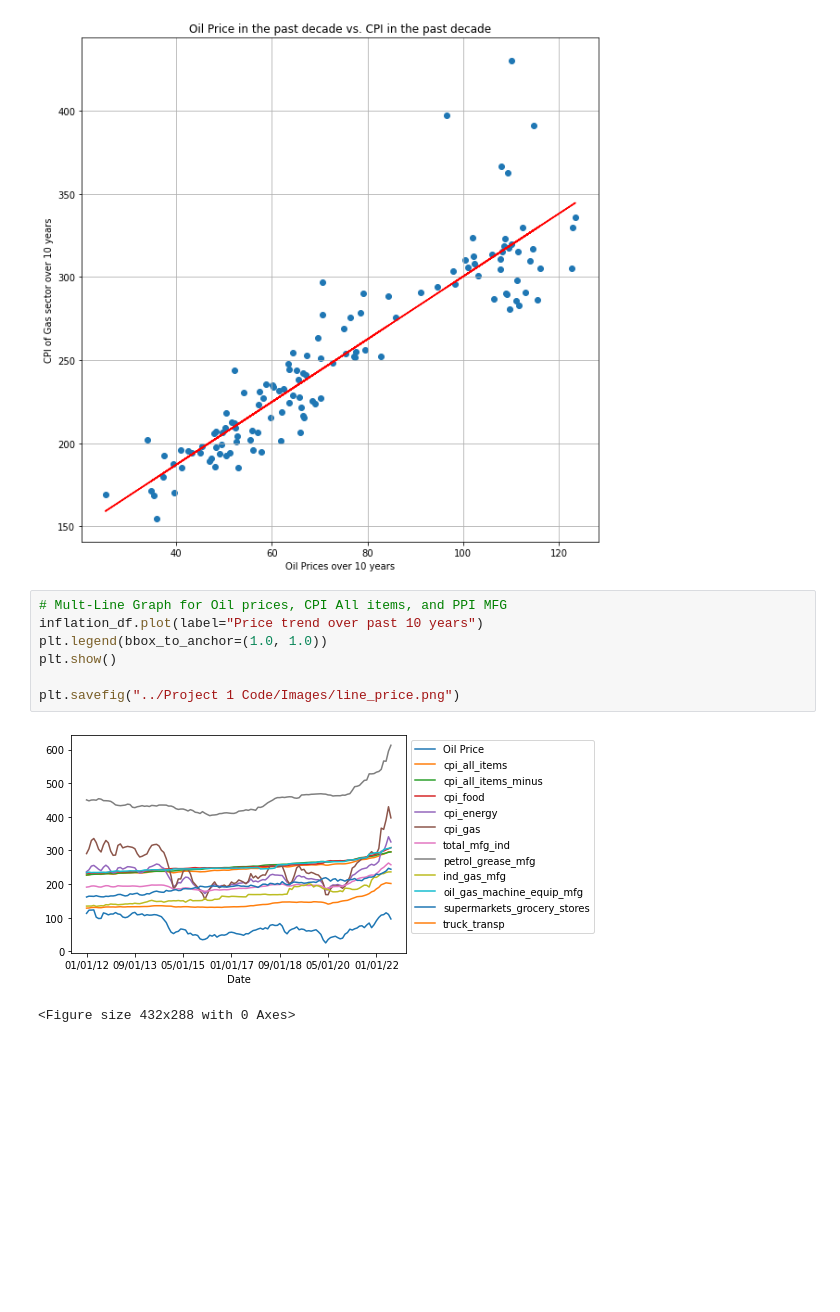
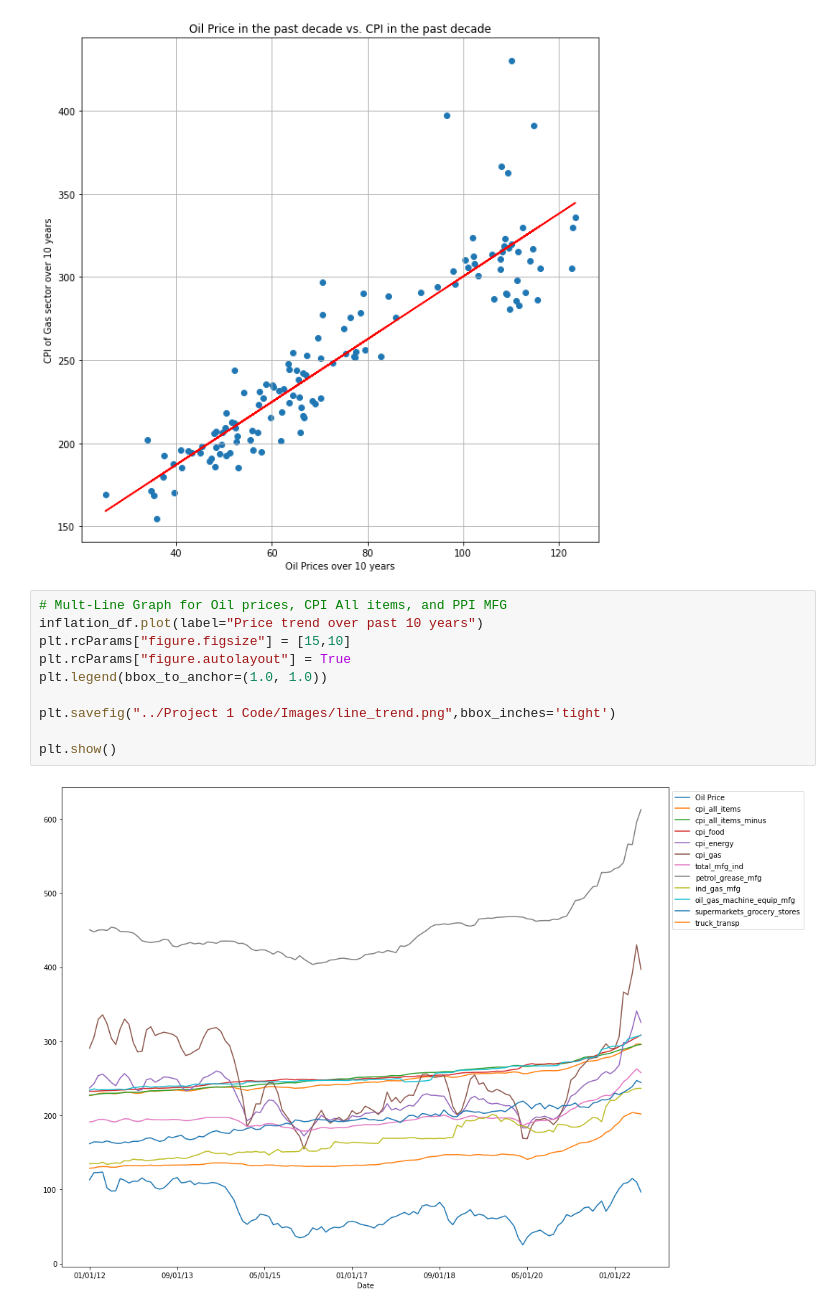
Before and after one commit to Master-Leo/Team-6-Main, a Jupyter notebook: Project 1 Code/statistical_analysis.ipynb, the cells around one changed output. Cells and saved outputs as stored; diff of their text form; blank space fills up the shorter version.

Commit message:
'updated image error'

```diff
--- a/Project 1 Code/statistical_analysis.ipynb
+++ b/Project 1 Code/statistical_analysis.ipynb
@@ -210,10 +210,12 @@ The correlation between both factors is 0.91
 # %%
 # Mult-Line Graph for Oil prices, CPI All items, and PPI MFG
 inflation_df.plot(label="Price trend over past 10 years")
+plt.rcParams["figure.figsize"] = [15,10]
+plt.rcParams["figure.autolayout"] = True
 plt.legend(bbox_to_anchor=(1.0, 1.0))
+
+plt.savefig("../Project 1 Code/Images/line_trend.png",bbox_inches='tight')
+
 plt.show()
-
-plt.savefig("../Project 1 Code/Images/line_price.png")
 # %% [output]
-[figure, old version]
+[figure, new version]
-<Figure size 432x288 with 0 Axes>
```
Also changed, not shown: 3 other files.
